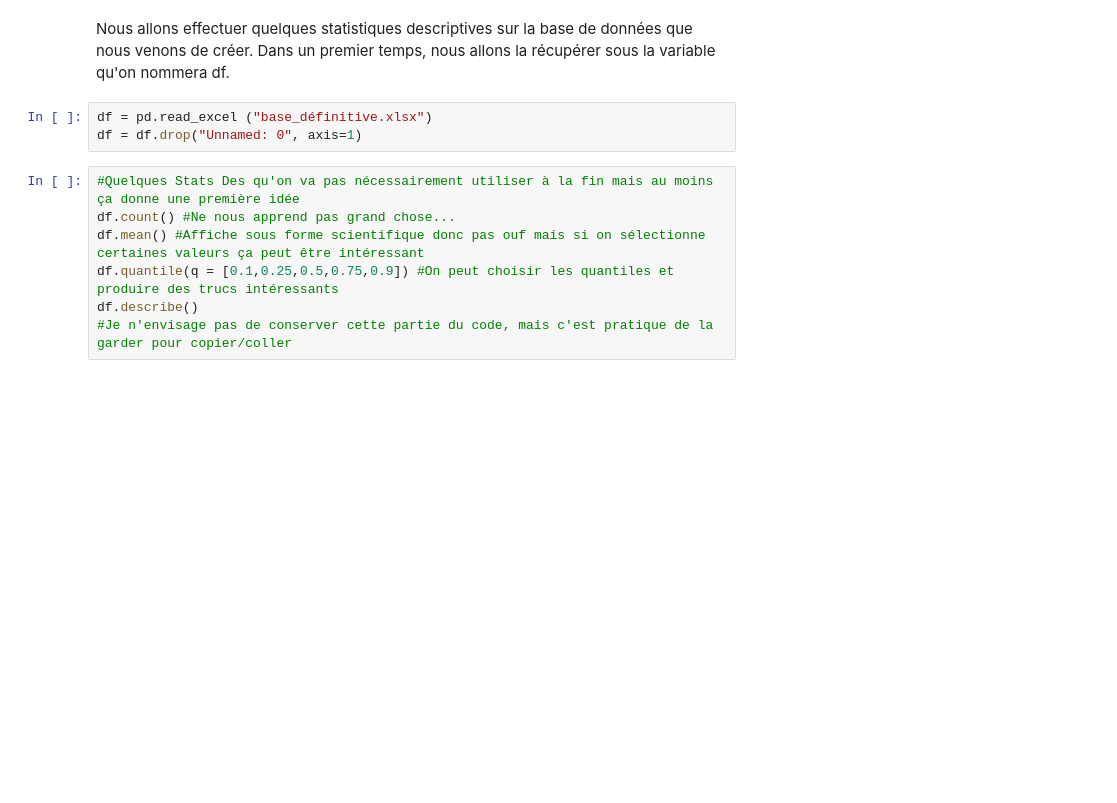
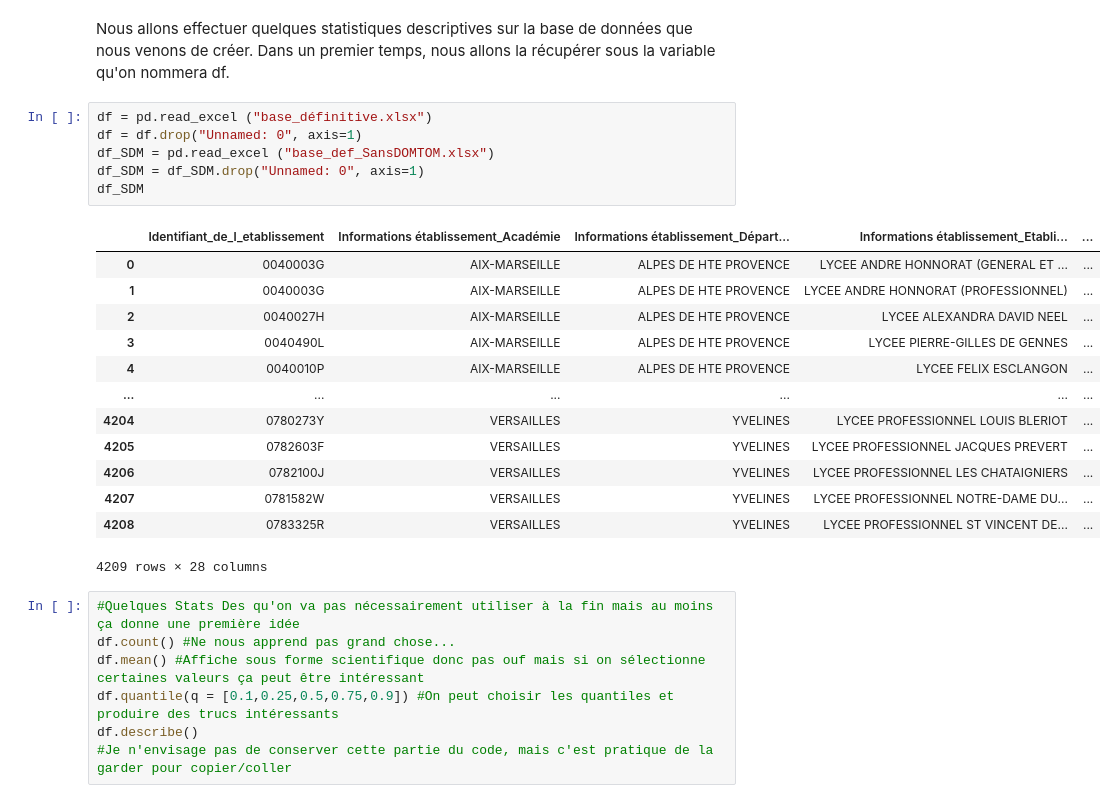
Before and after one commit to Acochepin/Python-2A---AC---JM---RS, a Jupyter notebook: Manipulation bases de données.ipynb, the cells around one changed output. Drawn from its saved outputs; the diff is of its cells as text; blank space fills up the shorter version.

```diff
--- a/Manipulation bases de données.ipynb
+++ b/Manipulation bases de données.ipynb
@@ -377,6 +391,23 @@ Dans un premier temps, nous allons la récupérer sous la variable qu'on nommera
 # %%
 df = pd.read_excel ("base_définitive.xlsx")
 df = df.drop("Unnamed: 0", axis=1)
+df_SDM = pd.read_excel ("base_def_SansDOMTOM.xlsx")
+df_SDM = df_SDM.drop("Unnamed: 0", axis=1)
+df_SDM
+# %% [output]
+|  | Identifiant_de_l_etablissement | Informations établissement_Académie | Informations établissement_Départ... | Informations établissement_Etabli... | ... |
+| 0 | 0040003G | AIX-MARSEILLE | ALPES DE HTE PROVENCE | LYCEE ANDRE HONNORAT (GENERAL ET ... | ... |
+| 1 | 0040003G | AIX-MARSEILLE | ALPES DE HTE PROVENCE | LYCEE ANDRE HONNORAT (PROFESSIONNEL) | ... |
+| 2 | 0040027H | AIX-MARSEILLE | ALPES DE HTE PROVENCE | LYCEE ALEXANDRA DAVID NEEL | ... |
+| 3 | 0040490L | AIX-MARSEILLE | ALPES DE HTE PROVENCE | LYCEE PIERRE-GILLES DE GENNES | ... |
+| 4 | 0040010P | AIX-MARSEILLE | ALPES DE HTE PROVENCE | LYCEE FELIX ESCLANGON | ... |
+| ... | ... | ... | ... | ... | ... |
+| 4204 | 0780273Y | VERSAILLES | YVELINES | LYCEE PROFESSIONNEL LOUIS BLERIOT | ... |
+| 4205 | 0782603F | VERSAILLES | YVELINES | LYCEE PROFESSIONNEL JACQUES PREVERT | ... |
+| 4206 | 0782100J | VERSAILLES | YVELINES | LYCEE PROFESSIONNEL LES CHATAIGNIERS | ... |
+| 4207 | 0781582W | VERSAILLES | YVELINES | LYCEE PROFESSIONNEL NOTRE-DAME DU... | ... |
+| 4208 | 0783325R | VERSAILLES | YVELINES | LYCEE PROFESSIONNEL ST VINCENT DE... | ... |
+4209 rows × 28 columns
 # %%
 #Quelques Stats Des qu'on va pas nécessairement utiliser à la fin mais au moins ça donne une première idée
 df.count() #Ne nous apprend pas grand chose...
```
Also changed, not shown: parts of 7 cells of this notebook.
